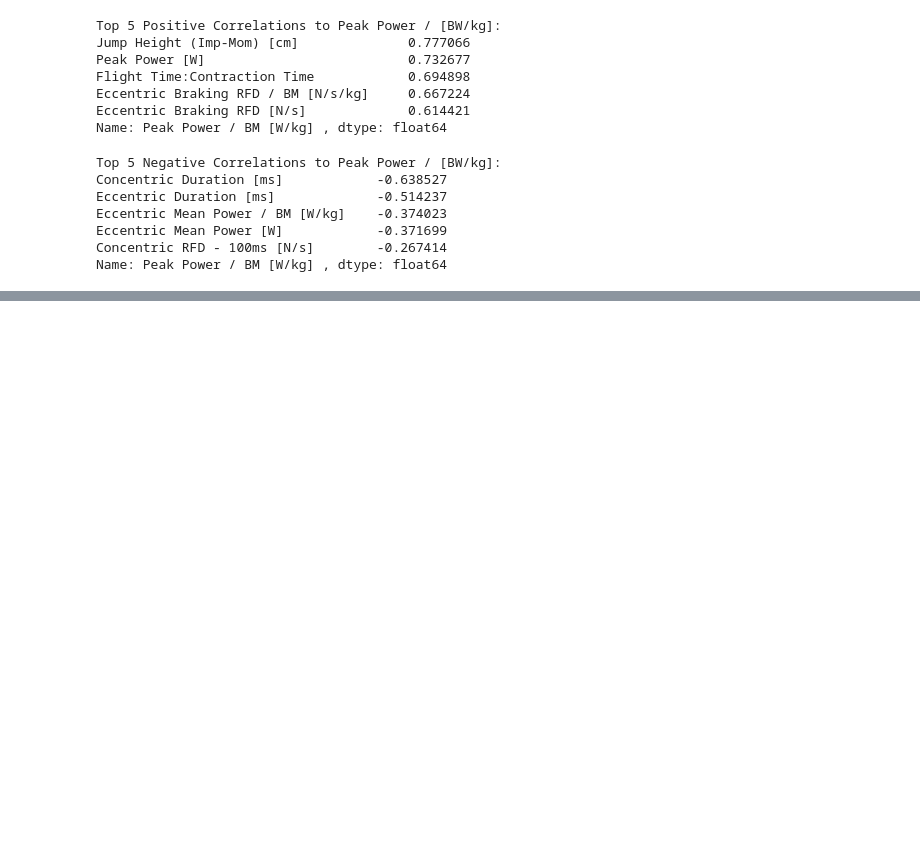
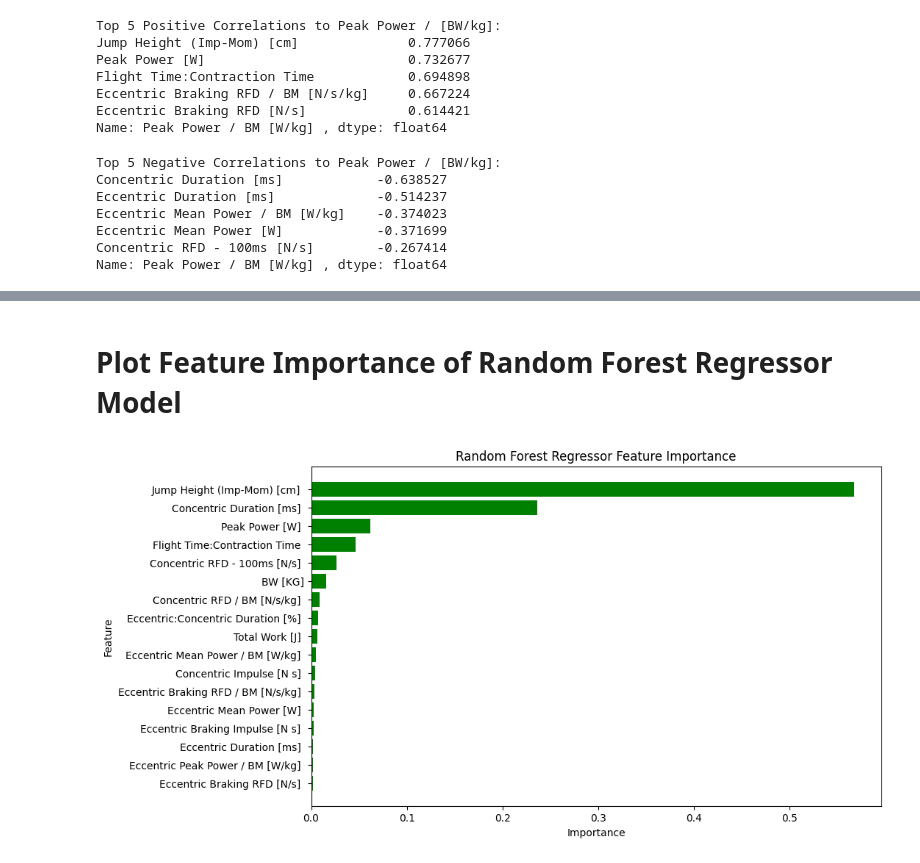
Before and after one commit to G4BE-334/AthletesMachineLearningProject, a Jupyter notebook: MachineLearningProject.ipynb, the cells around one changed output, grey strips where cells are left out. Cells and saved outputs as stored; diff of their text form; code cells hidden in the pictures; blank space fills up the shorter version.

Commit message:
Add better feature importance

```diff
--- a/MachineLearningProject.ipynb
+++ b/MachineLearningProject.ipynb
@@ -159,25 +157,11 @@ The heatmap matrix valeus seem to support our initial analysis provided above
 from sklearn.model_selection import train_test_split
 from sklearn.preprocessing import StandardScaler
 
-# Data Preprocessing
-X = newdf.drop('Peak Power / BM [W/kg] ', axis=1)
-y = newdf['Peak Power / BM [W/kg] ']
+X = df_new.drop('Peak Power / BM [W/kg] ', axis=1)
+y = df_new['Peak Power / BM [W/kg] ']
 
-# Handle missing values if any
-# For demonstration, filling missing values with the mean (implement based on your EDA)
-X.fillna(X.mean(), inplace=True)
-y.fillna(y.mean(), inplace=True)
-
-# Splitting the data into train and test sets
 X_train, X_test, y_train, y_test = train_test_split(X, y, test_size=0.2, random_state=42)
 
-# Standardizing the data
 scaler = StandardScaler()
 X_train_scaled = scaler.fit_transform(X_train)
 X_test_scaled = scaler.transform(X_test)
-# %%
-from sklearn.linear_model import LinearRegression
-
-# Model training
-model = LinearRegression()
-model.fit(X_train_scaled, y_train)
@@ -198,0 +170,9 @@ R2 Score: 0.9870693507377349
+# %%
+from sklearn.linear_model import LinearRegression
+from sklearn.ensemble import RandomForestRegressor
+
+model_rfr = RandomForestRegressor(n_estimators=100, random_state=42)
+model_rfr.fit(X_train_scaled, y_train)
+
+model_lr = LinearRegression()
+model_lr.fit(X_train_scaled, y_train)
@@ -198,0 +209,19 @@ R2 Score: 0.9870693507377349
+# %% [markdown]
+# Plot Feature Importance of Random Forest Regressor Model
+# %%
+feature_importance_rfr = pd.DataFrame({
+    'Feature': feature_names,
+    'Importance': model_rfr.feature_importances_
+})
+
+feature_importance_rfr.sort_values(by='Importance', ascending=False, inplace=True)
+
+plt.figure(figsize=(10, 6))
+plt.barh(feature_importance_rfr['Feature'], feature_importance_rfr['Importance'], color='green')
+plt.xlabel('Importance')
+plt.ylabel('Feature')
+plt.title('Random Forest Regressor Feature Importance')
+plt.gca().invert_yaxis()
+plt.show()
+# %% [output]
+[figure, added]
```
Also changed, not shown: parts of 22 cells of this notebook.
